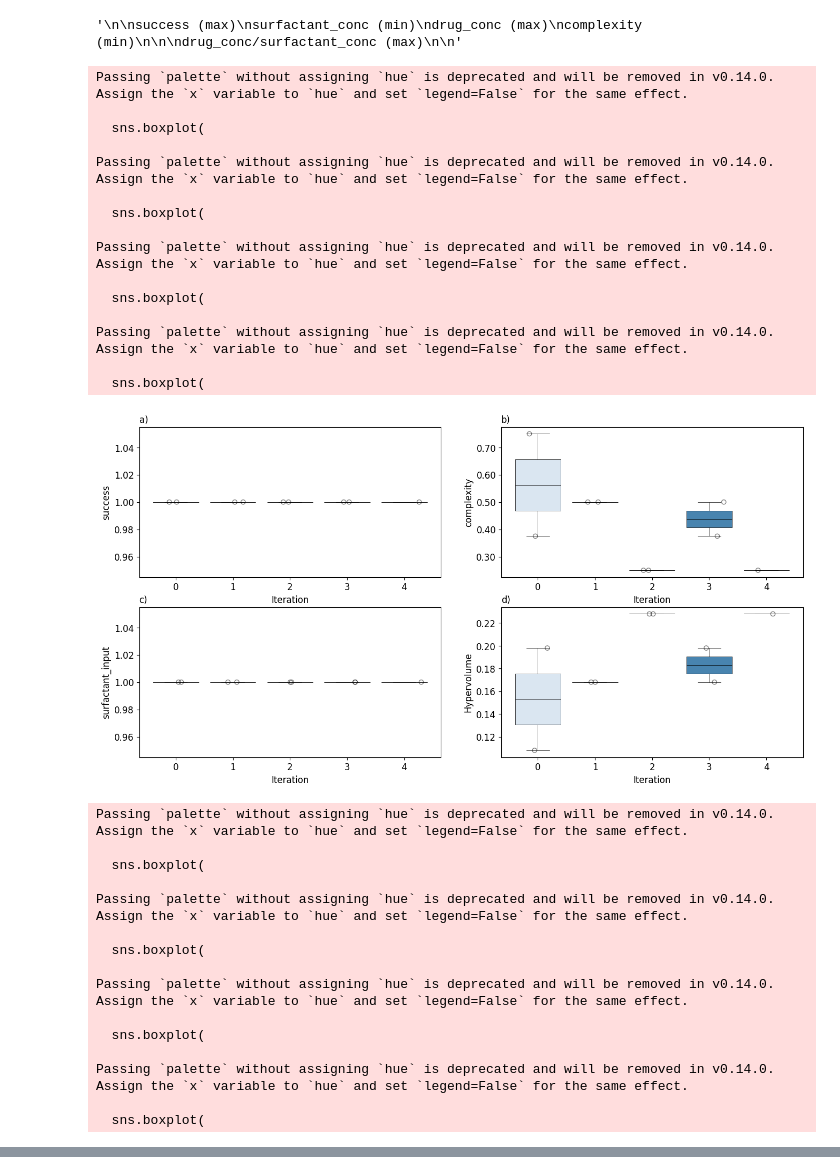
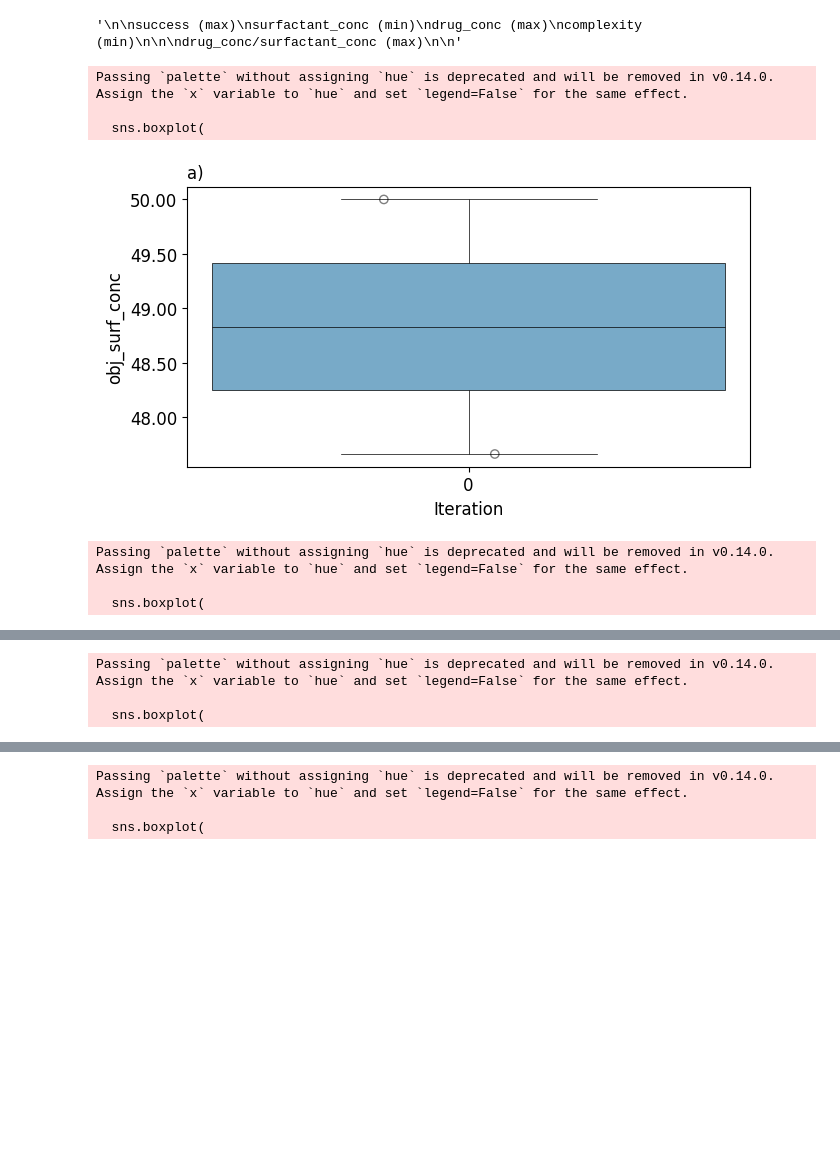
Before and after one commit to zeqingbaosdl5/drug-surfactant, a Jupyter notebook: experiments/data_analysis.ipynb, the cells around one changed output, grey strips where cells are left out. Drawn from its saved outputs; the diff is of its cells as text; code cells hidden in the pictures; blank space fills up the shorter version.

```diff
--- a/experiments/data_analysis.ipynb
+++ b/experiments/data_analysis.ipynb
@@ -18,5 +18,6 @@ ax_client_file_path = "/Users/zeqing/0_Github/drug_surfactant/experiments/202507
 # %%
 ax_client = AxClient.load_from_json_file(ax_client_file_path)
 df = ax_client.get_trials_data_frame()
+df['surf_conc'] = df['surf_1_conc'] + df['surf_2_conc'] + df['surf_3_conc']
 df.head(15)
 # %% [output]
@@ -104,0 +79,14 @@ df.head(18)
+# %%
+# Add columns s1 through s8 initialized to zero
+for i in range(1, 9):
+    df[f's{i}'] = 0.0
+
+# Populate concentrations for each surfactant
+for idx, row in df.iterrows():
+    for surf_col, conc_col in zip(['surf_1', 'surf_2', 'surf_3'], ['surf_1_conc', 'surf_2_conc', 'surf_3_conc']):
+        surf = row[surf_col]
+        conc = row[conc_col]
+        df.at[idx, surf] += conc
+
+print(df.columns)
+df
@@ -138,7 +126,7 @@ processed_df
 # %%
-df_IBP = processed_df[processed_df['drug_name'] == 'IBP']
-df_LOV = processed_df[processed_df['drug_name'] == 'LOV']
-df_DCF = processed_df[processed_df['drug_name'] == 'DCF']
-df_GLV = processed_df[processed_df['drug_name'] == 'GLV']
+df_IBP = df[df['drug_name'] == 'IBP']
+df_LOV = df[df['drug_name'] == 'LOV']
+df_DCF = df[df['drug_name'] == 'DCF']
+df_GLV = df[df['drug_name'] == 'GLV']
 
-df_drugs = [df_IBP, df_LOV, df_DCF, df_GLV, processed_df]
+df_drugs = [df_IBP, df_LOV, df_DCF, df_GLV, df]
@@ -182,3 +132,0 @@ def hv(df_norm):
-# %%
-for df_drug in df_drugs:
-    df_drug['Hypervolume'], df_drug['Pareto'] = hv(df_drug)
@@ -352,59 +253,26 @@ drug_conc/surfactant_conc (max)
 # %%
 for df_drug in df_drugs:
     data_to_plot = df_drug.copy()
 
 
     # plot optimization process as boxplots
 
     fig = plt.figure(figsize=(16, 8))
     grid = plt.GridSpec(2, 2, wspace=0.2, hspace=0.2)
 
 
     ax1 = fig.add_subplot(grid[0, 0])
-    boxplot(data_to_plot, 'success', ax1, 'a)')
-
-    ax2 = fig.add_subplot(grid[0, 1])
-    boxplot(data_to_plot, 'complexity', ax2, 'b)')
-
-    ax3 = fig.add_subplot(grid[1, 0])
-    boxplot(data_to_plot, 'surfactant_input', ax3, 'c)')
-
-    ax4 = fig.add_subplot(grid[1, 1])
-    boxplot(data_to_plot, 'Hypervolume', ax4, 'd)')
+    boxplot(data_to_plot, 'obj_surf_conc', ax1, 'a)')
 
 
     fig.patch.set(facecolor='none')
     #fig.canvas.print_figure('Boxplot.png', dpi=600)
     plt.show()
 # %% [output]
 Passing `palette` without assigning `hue` is deprecated and will be removed in v0.14.0. Assign the `x` variable to `hue` and set `legend=False` for the same effect.
 
   sns.boxplot(
-
-Passing `palette` without assigning `hue` is deprecated and will be removed in v0.14.0. Assign the `x` variable to `hue` and set `legend=False` for the same effect.
-
-  sns.boxplot(
-
-Passing `palette` without assigning `hue` is deprecated and will be removed in v0.14.0. Assign the `x` variable to `hue` and set `legend=False` for the same effect.
-
-  sns.boxplot(
-
-Passing `palette` without assigning `hue` is deprecated and will be removed in v0.14.0. Assign the `x` variable to `hue` and set `legend=False` for the same effect.
-
-  sns.boxplot(
-[figure, old version]
+[figure, new version]
 Passing `palette` without assigning `hue` is deprecated and will be removed in v0.14.0. Assign the `x` variable to `hue` and set `legend=False` for the same effect.
 
   sns.boxplot(
-
-Passing `palette` without assigning `hue` is deprecated and will be removed in v0.14.0. Assign the `x` variable to `hue` and set `legend=False` for the same effect.
-
-  sns.boxplot(
-
-Passing `palette` without assigning `hue` is deprecated and will be removed in v0.14.0. Assign the `x` variable to `hue` and set `legend=False` for the same effect.
-
-  sns.boxplot(
-
-Passing `palette` without assigning `hue` is deprecated and will be removed in v0.14.0. Assign the `x` variable to `hue` and set `legend=False` for the same effect.
-
-  sns.boxplot(
@@ -427,0 +284,3 @@ Passing `palette` without assigning `hue` is deprecated and will be removed in v
+Passing `palette` without assigning `hue` is deprecated and will be removed in v0.14.0. Assign the `x` variable to `hue` and set `legend=False` for the same effect.
+
+  sns.boxplot(
@@ -443,0 +288,3 @@ Passing `palette` without assigning `hue` is deprecated and will be removed in v
+Passing `palette` without assigning `hue` is deprecated and will be removed in v0.14.0. Assign the `x` variable to `hue` and set `legend=False` for the same effect.
+
+  sns.boxplot(
```
Also changed, not shown: parts of 16 cells of this notebook, 2 other files.
